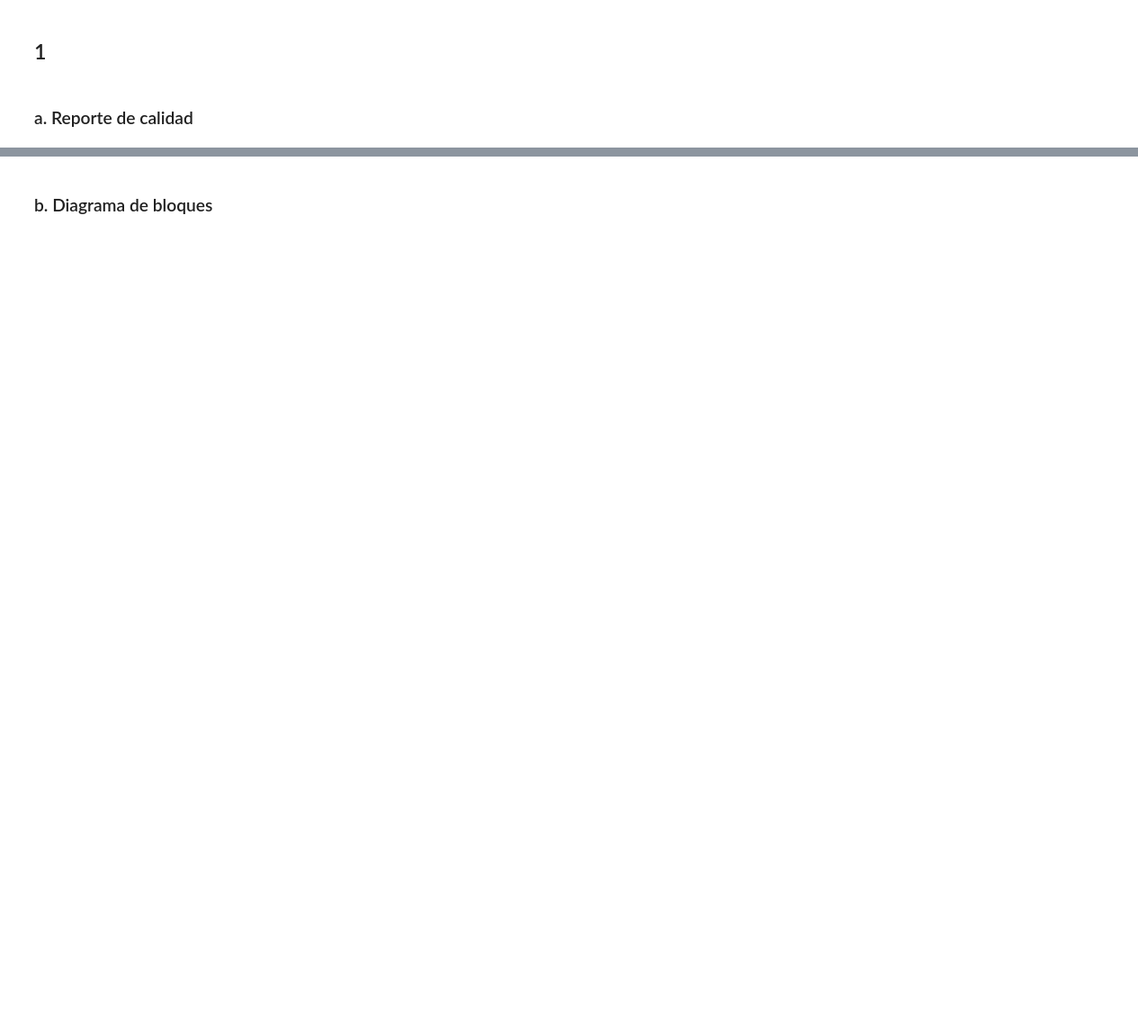
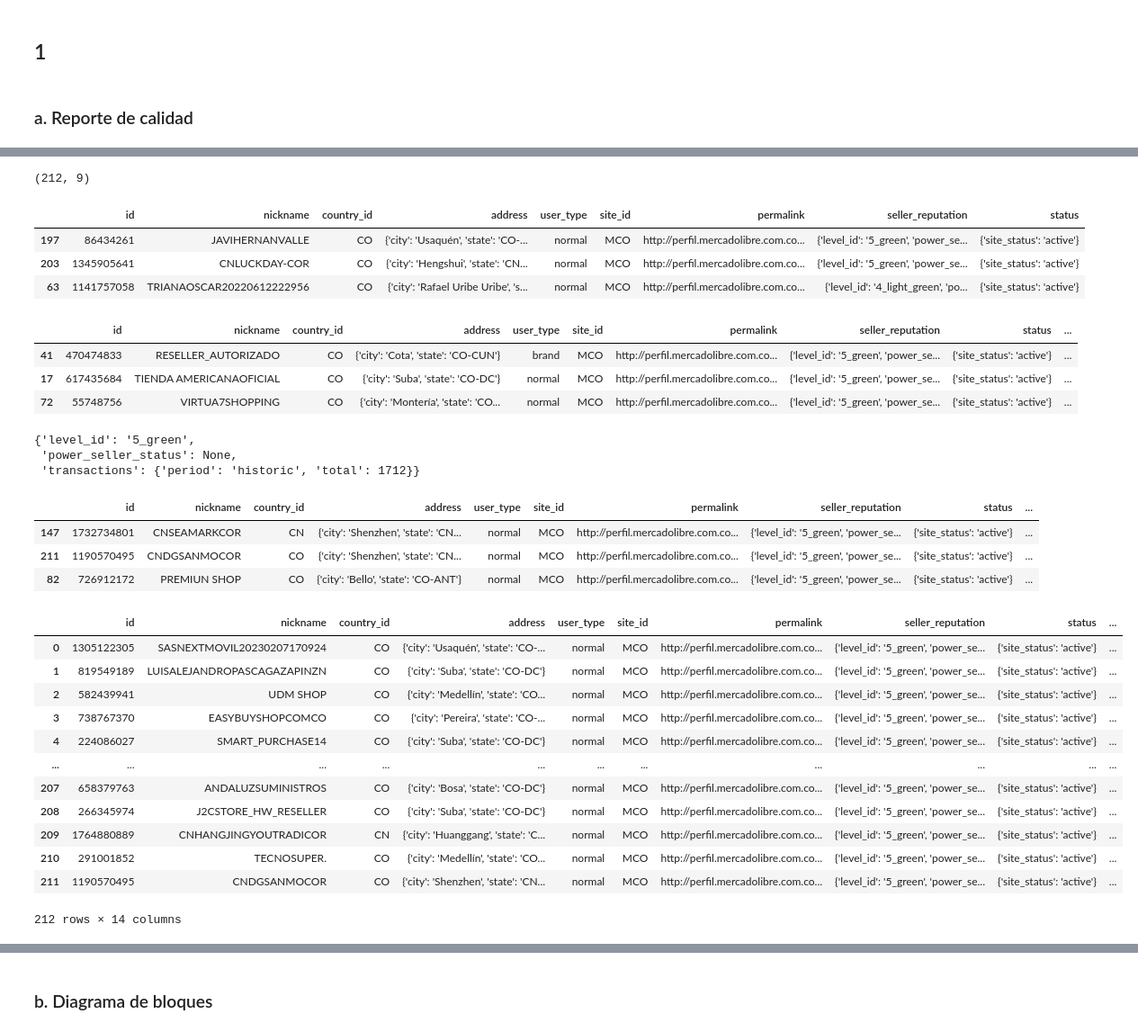
Before and after one commit to jaagomezmu/ciencia_datos_parcial1, a Jupyter notebook: parcial1.ipynb, the cells around one changed output, grey strips where cells are left out. Shown at 90% size. Saved outputs shown, nothing was run; the diff lists cells and outputs as text; code cells hidden in the pictures; blank space fills up the shorter version.

```diff
--- a/parcial1.ipynb
+++ b/parcial1.ipynb
@@ -28,0 +39,3 @@ uno de los celulares de esta lista, y (3) la información básica de los diferen
+# %%
+lista_paths = os.listdir("data")
+lista_paths
@@ -28,0 +44,4 @@ uno de los celulares de esta lista, y (3) la información básica de los diferen
+# %%
+items_df = pd.read_json("data/" + lista_paths[0] ,encoding="utf-8")
+search_result_df = pd.read_json("data/" + lista_paths[1] ,encoding="utf-8")
+sellers_df = pd.read_json("data/" + lista_paths[2] ,encoding="utf-8")
@@ -28,0 +314,70 @@ uno de los celulares de esta lista, y (3) la información básica de los diferen
+# %%
+sellers_df.shape
+# %% [output]
+(212, 9)
+# %%
+sellers_df.sample(3)
+# %% [output]
+|  | id | nickname | country_id | address | user_type | site_id | permalink | seller_reputation | status |
+| 197 | 86434261 | JAVIHERNANVALLE | CO | {'city': 'Usaquén', 'state': 'CO-... | normal | MCO | http://perfil.mercadolibre.com.co... | {'level_id': '5_green', 'power_se... | {'site_status': 'active'} |
+| 203 | 1345905641 | CNLUCKDAY-COR | CO | {'city': 'Hengshui', 'state': 'CN... | normal | MCO | http://perfil.mercadolibre.com.co... | {'level_id': '5_green', 'power_se... | {'site_status': 'active'} |
+| 63 | 1141757058 | TRIANAOSCAR20220612222956 | CO | {'city': 'Rafael Uribe Uribe', 's... | normal | MCO | http://perfil.mercadolibre.com.co... | {'level_id': '4_light_green', 'po... | {'site_status': 'active'} |
+# %%
+def extract_location_seller(dict_):
+    extracted_values = {
+        'city': dict_.get('city', None),
+        'state': dict_.get('state', None)
+    }
+
+    return pd.Series(extracted_values)
+
+location_list = ['city', 'state']
+sellers_df[location_list] = sellers_df['address'].apply(extract_location_seller)
+sellers_df.sample(3)
+# %% [output]
+|  | id | nickname | country_id | address | user_type | site_id | permalink | seller_reputation | status | ... |
+| 41 | 470474833 | RESELLER_AUTORIZADO | CO | {'city': 'Cota', 'state': 'CO-CUN'} | brand | MCO | http://perfil.mercadolibre.com.co... | {'level_id': '5_green', 'power_se... | {'site_status': 'active'} | ... |
+| 17 | 617435684 | TIENDA AMERICANAOFICIAL | CO | {'city': 'Suba', 'state': 'CO-DC'} | normal | MCO | http://perfil.mercadolibre.com.co... | {'level_id': '5_green', 'power_se... | {'site_status': 'active'} | ... |
+| 72 | 55748756 | VIRTUA7SHOPPING | CO | {'city': 'Montería', 'state': 'CO... | normal | MCO | http://perfil.mercadolibre.com.co... | {'level_id': '5_green', 'power_se... | {'site_status': 'active'} | ... |
+# %%
+sellers_df["seller_reputation"].iloc[0]
+# %% [output]
+{'level_id': '5_green',
+ 'power_seller_status': None,
+ 'transactions': {'period': 'historic', 'total': 1712}}
+# %%
+def extract_reputation_seller(dict_):
+    extracted_values = {
+        'reputation': dict_.get('level_id', None),
+        'historical_transactions': dict_.get('transactions', None).get("total", None)
+    }
+
+    return pd.Series(extracted_values)
+
+reputation_list = ['reputation', 'historical_transactions']
+sellers_df[reputation_list] = sellers_df['seller_reputation'].apply(extract_reputation_seller)
+sellers_df.sample(3)
+# %% [output]
+|  | id | nickname | country_id | address | user_type | site_id | permalink | seller_reputation | status | ... |
+| 147 | 1732734801 | CNSEAMARKCOR | CN | {'city': 'Shenzhen', 'state': 'CN... | normal | MCO | http://perfil.mercadolibre.com.co... | {'level_id': '5_green', 'power_se... | {'site_status': 'active'} | ... |
+| 211 | 1190570495 | CNDGSANMOCOR | CO | {'city': 'Shenzhen', 'state': 'CN... | normal | MCO | http://perfil.mercadolibre.com.co... | {'level_id': '5_green', 'power_se... | {'site_status': 'active'} | ... |
+| 82 | 726912172 | PREMIUN SHOP | CO | {'city': 'Bello', 'state': 'CO-ANT'} | normal | MCO | http://perfil.mercadolibre.com.co... | {'level_id': '5_green', 'power_se... | {'site_status': 'active'} | ... |
+# %%
+sellers_df["status_seller"] = sellers_df["status"].apply(lambda x: x["site_status"])
+# Validacion del status de los vendedores
+sellers_df[sellers_df["status_seller"] == "active"]
+sellers_df
+# %% [output]
+|  | id | nickname | country_id | address | user_type | site_id | permalink | seller_reputation | status | ... |
+| 0 | 1305122305 | SASNEXTMOVIL20230207170924 | CO | {'city': 'Usaquén', 'state': 'CO-... | normal | MCO | http://perfil.mercadolibre.com.co... | {'level_id': '5_green', 'power_se... | {'site_status': 'active'} | ... |
+| 1 | 819549189 | LUISALEJANDROPASCAGAZAPINZN | CO | {'city': 'Suba', 'state': 'CO-DC'} | normal | MCO | http://perfil.mercadolibre.com.co... | {'level_id': '5_green', 'power_se... | {'site_status': 'active'} | ... |
+| 2 | 582439941 | UDM SHOP | CO | {'city': 'Medellín', 'state': 'CO... | normal | MCO | http://perfil.mercadolibre.com.co... | {'level_id': '5_green', 'power_se... | {'site_status': 'active'} | ... |
+| 3 | 738767370 | EASYBUYSHOPCOMCO | CO | {'city': 'Pereira', 'state': 'CO-... | normal | MCO | http://perfil.mercadolibre.com.co... | {'level_id': '5_green', 'power_se... | {'site_status': 'active'} | ... |
+| 4 | 224086027 | SMART_PURCHASE14 | CO | {'city': 'Suba', 'state': 'CO-DC'} | normal | MCO | http://perfil.mercadolibre.com.co... | {'level_id': '5_green', 'power_se... | {'site_status': 'active'} | ... |
+| ... | ... | ... | ... | ... | ... | ... | ... | ... | ... | ... |
+| 207 | 658379763 | ANDALUZSUMINISTROS | CO | {'city': 'Bosa', 'state': 'CO-DC'} | normal | MCO | http://perfil.mercadolibre.com.co... | {'level_id': '5_green', 'power_se... | {'site_status': 'active'} | ... |
+| 208 | 266345974 | J2CSTORE_HW_RESELLER | CO | {'city': 'Suba', 'state': 'CO-DC'} | normal | MCO | http://perfil.mercadolibre.com.co... | {'level_id': '5_green', 'power_se... | {'site_status': 'active'} | ... |
+| 209 | 1764880889 | CNHANGJINGYOUTRADICOR | CN | {'city': 'Huanggang', 'state': 'C... | normal | MCO | http://perfil.mercadolibre.com.co... | {'level_id': '5_green', 'power_se... | {'site_status': 'active'} | ... |
+| 210 | 291001852 | TECNOSUPER. | CO | {'city': 'Medellín', 'state': 'CO... | normal | MCO | http://perfil.mercadolibre.com.co... | {'level_id': '5_green', 'power_se... | {'site_status': 'active'} | ... |
+| 211 | 1190570495 | CNDGSANMOCOR | CO | {'city': 'Shenzhen', 'state': 'CN... | normal | MCO | http://perfil.mercadolibre.com.co... | {'level_id': '5_green', 'power_se... | {'site_status': 'active'} | ... |
+212 rows × 14 columns
```
Also changed, not shown: parts of 53 cells of this notebook, 3 other files.
